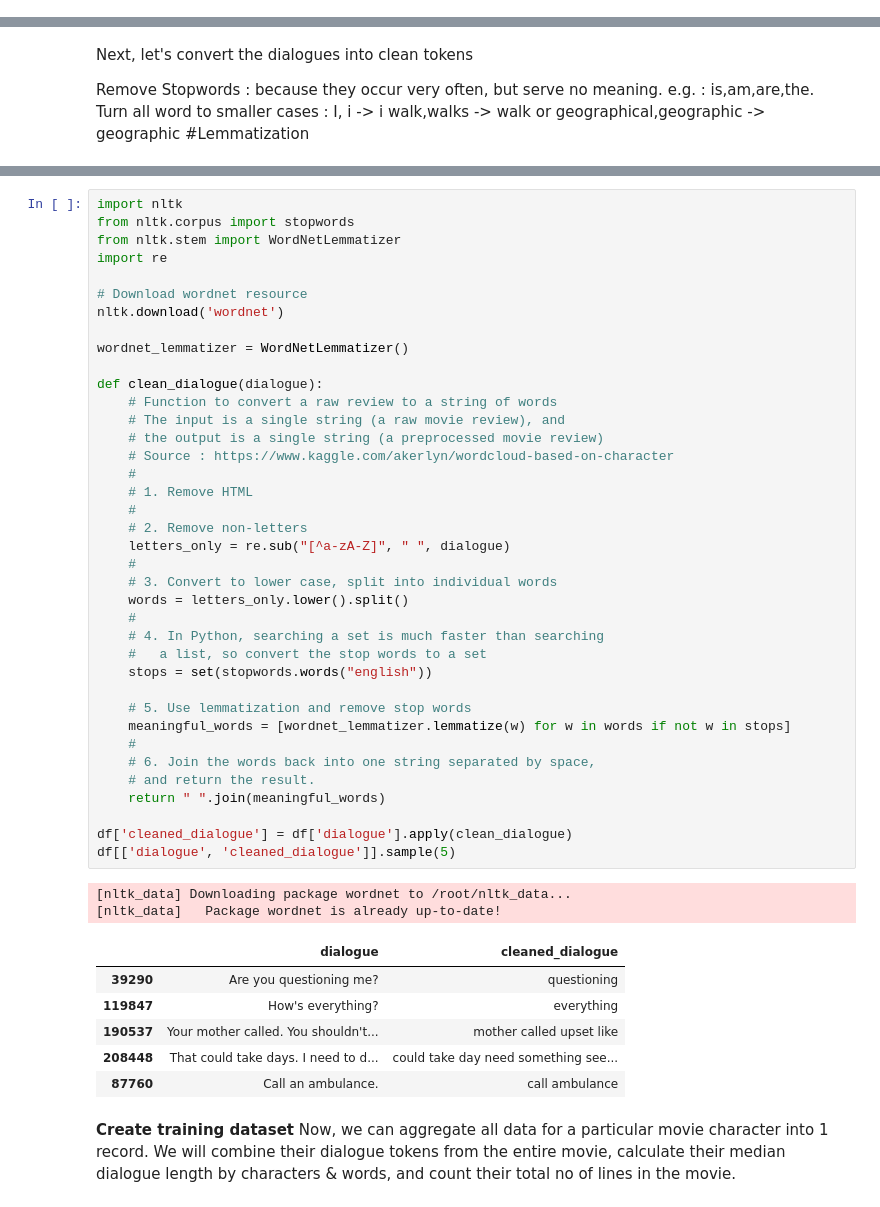
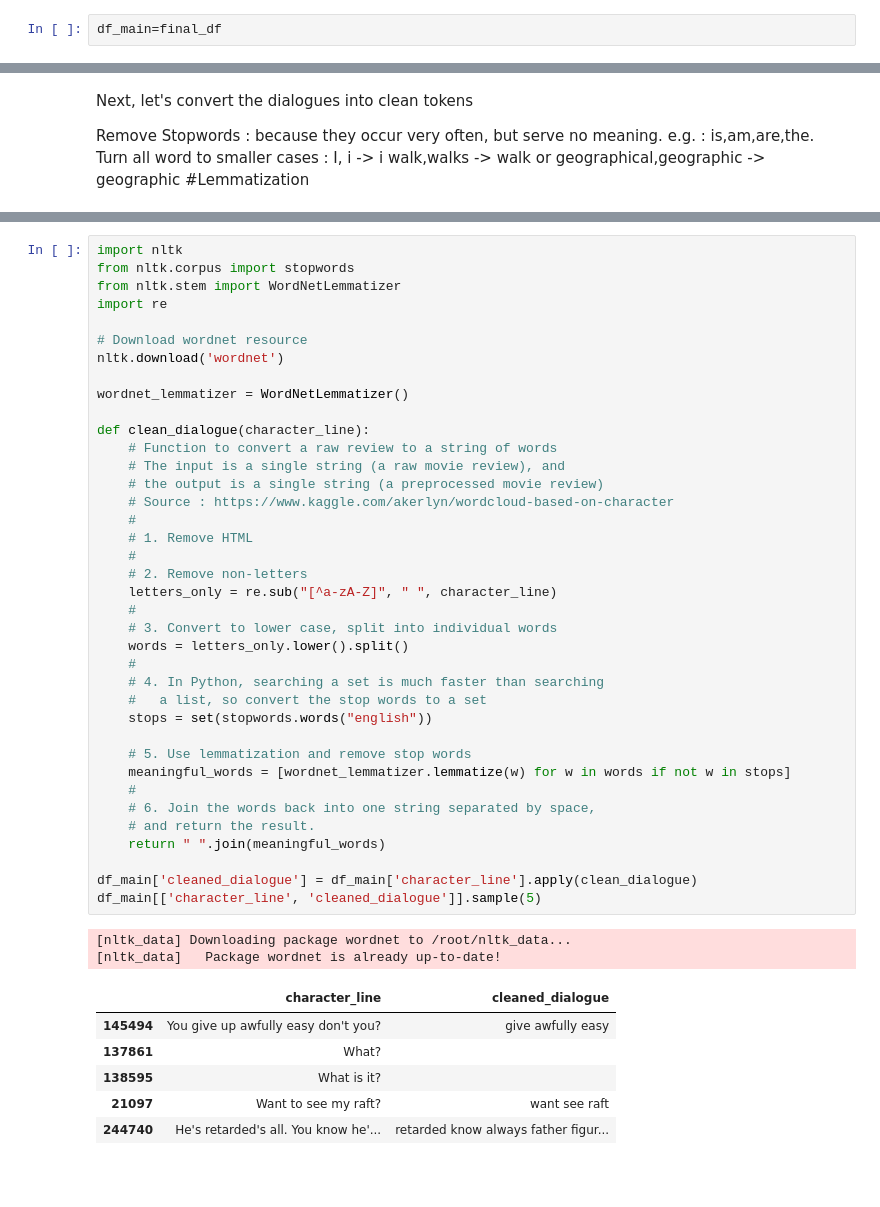
Before and after one commit to Sumitjh26997/CSS581-Final-Project, a Jupyter notebook: scrape.ipynb, the cells around one changed output, grey strips where cells are left out. Saved outputs shown, nothing was run; the diff lists cells and outputs as text; blank space fills up the shorter version.

```diff
--- a/scrape.ipynb
+++ b/scrape.ipynb
@@ -1073,0 +872,2 @@ df.head()
+# %%
+df_main=final_df
@@ -1094,44 +912,40 @@ import re
 nltk.download('wordnet')
 
 wordnet_lemmatizer = WordNetLemmatizer()
 
-def clean_dialogue(dialogue):
+def clean_dialogue(character_line):
     # Function to convert a raw review to a string of words
     # The input is a single string (a raw movie review), and
     # the output is a single string (a preprocessed movie review)
     # Source : https://www.kaggle.com/akerlyn/wordcloud-based-on-character
     #
     # 1. Remove HTML
     #
     # 2. Remove non-letters
-    letters_only = re.sub("[^a-zA-Z]", " ", dialogue)
+    letters_only = re.sub("[^a-zA-Z]", " ", character_line)
     #
     # 3. Convert to lower case, split into individual words
     words = letters_only.lower().split()
     #
     # 4. In Python, searching a set is much faster than searching
     #   a list, so convert the stop words to a set
     stops = set(stopwords.words("english"))
 
     # 5. Use lemmatization and remove stop words
     meaningful_words = [wordnet_lemmatizer.lemmatize(w) for w in words if not w in stops]
     #
     # 6. Join the words back into one string separated by space,
     # and return the result.
     return " ".join(meaningful_words)
 
-df['cleaned_dialogue'] = df['dialogue'].apply(clean_dialogue)
-df[['dialogue', 'cleaned_dialogue']].sample(5)
+df_main['cleaned_dialogue'] = df_main['character_line'].apply(clean_dialogue)
+df_main[['character_line', 'cleaned_dialogue']].sample(5)
 # %% [output]
 [nltk_data] Downloading package wordnet to /root/nltk_data...
 [nltk_data]   Package wordnet is already up-to-date!
-|  | dialogue | cleaned_dialogue |
-| 39290 | Are you questioning me? | questioning |
-| 119847 | How's everything? | everything |
-| 190537 | Your mother called. You shouldn't... | mother called upset like |
-| 208448 | That could take days. I need to d... | could take day need something see... |
-| 87760 | Call an ambulance. | call ambulance |
+|  | character_line | cleaned_dialogue |
+| 145494 | You give up awfully easy don't you? | give awfully easy |
+| 137861 | What? |  |
+| 138595 | What is it? |  |
+| 21097 | Want to see my raft? | want see raft |
+| 244740 | He's retarded's all. You know he'... | retarded know always father figur... |
-# %% [markdown]
-**Create training dataset**
-Now, we can aggregate all data for a particular movie character into 1 record.
-We will combine their dialogue tokens from the entire movie, calculate their median dialogue length by characters & words, and count their total no of lines in the movie.
```
Also changed, not shown: parts of 80 cells of this notebook.
